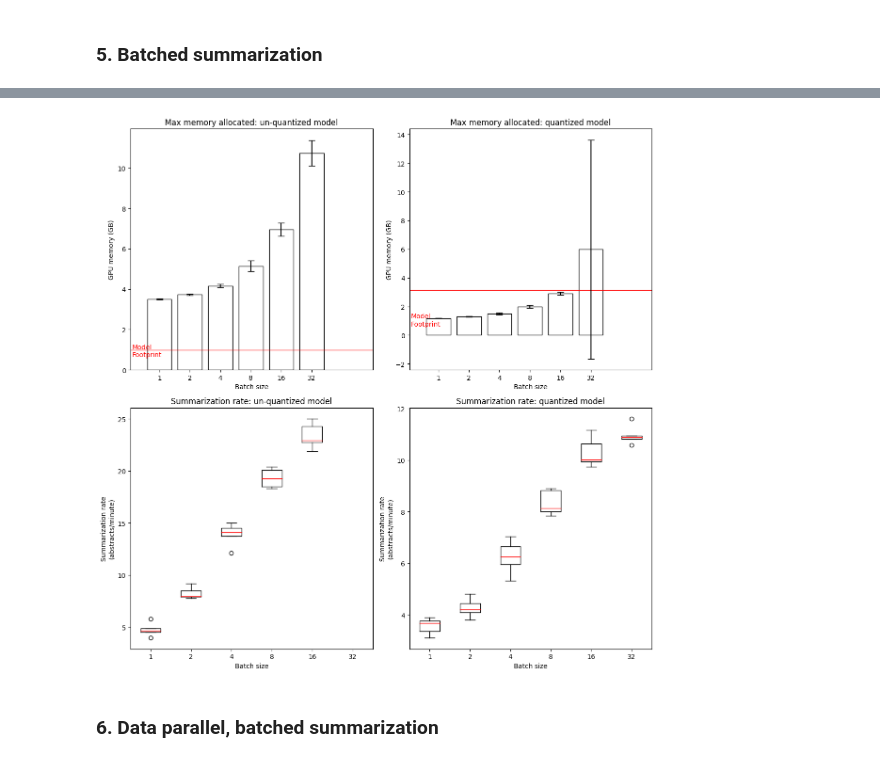
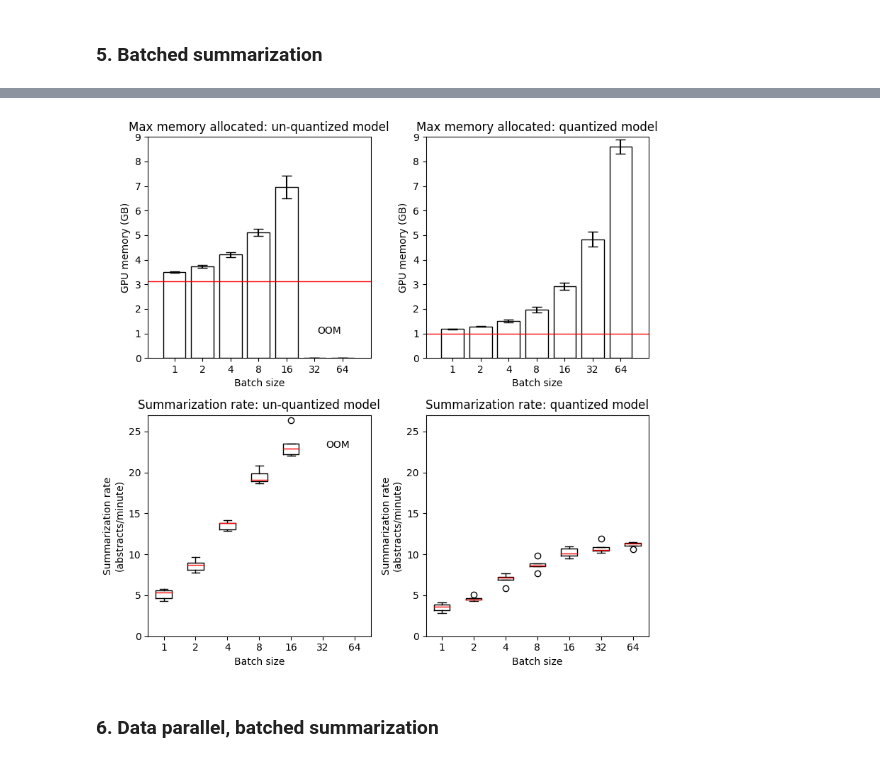
Before and after one commit to gperdrizet/PUBSUM, a Jupyter notebook: pubsum/notebooks/benchmarking_results.ipynb, the cells around one changed output, grey strips where cells are left out. Cells and saved outputs as stored; diff of their text form; code cells hidden in the pictures.

Commit message:
Fixed handling of OOM conditions in batch summarization and parallel batched summarization plots.

```diff
--- a/pubsum/notebooks/benchmarking_results.ipynb
+++ b/pubsum/notebooks/benchmarking_results.ipynb
@@ -159,8 +204,27 @@ plt.show()
 # %%
+import math
+
 data = pd.read_csv('../benchmarks/batched_summarization/results.csv')
+data['summarization rate (abstracts/sec.)'] = data['summarization rate (abstracts/sec.)'].astype(str)
 
-data = data[data['summarization rate (abstracts/sec.)'].str.contains('OOM')==False]
-data.reset_index(inplace=True, drop=True)
+OOM_columns = [
+    'summarization time (sec.)',
+    'summarization rate (abstracts/sec.)',
+    'model GPU memory footprint (bytes)',
+    'max memory allocated (bytes)'
+]
+
+OOM = data[data['summarization time (sec.)'] == 'OOM']
+OOM = OOM[['batch size', 'quantization']]
+OOM_conditions = OOM.to_numpy().tolist()
+
+for OOM_column in OOM_columns:
+    for condition in OOM_conditions:
+
+        data[OOM_column].loc[
+            (data['batch size'] == condition[0]) &
+            (data['quantization'] == condition[1])
+        ] = -1
 
 data['quantization'] = data['quantization'].astype(str)
 data['summarization time (sec.)'] = data['summarization time (sec.)'].astype(float)
@@ -171,7 +235,10 @@ data['max memory allocated (bytes)'] = data['max memory allocated (bytes)'].asty
 data['summarization rate (abstracts/min.)'] = data['summarization rate (abstracts/sec.)'] * 60
 data['max memory allocated (GB)'] = data['max memory allocated (bytes)'] / 10 ** 9
 
-fig, axs = plt.subplots(2, 2, figsize=(12, 12), tight_layout=True)
+max_memory = math.ceil(max(data['max memory allocated (GB)']))
+max_rate = math.ceil(max(data['summarization rate (abstracts/min.)']))
+
+fig, axs = plt.subplots(2, 2, figsize=(8, 8), tight_layout=True)
 
 unquantized_data = data[data['quantization'] == 'none']
 
@@ -182,8 +249,10 @@ axs[0, 0].set_title('Max memory allocated: un-quantized model')
 axs[0, 0].set_xlabel('Batch size')
 axs[0, 0].set_ylabel('GPU memory (GB)')
 axs[0, 0].set_xlim([-0.95, 7])
-axs[0, 0].hlines(y=974903296 / 10 ** 9, xmin=-0.95, xmax=7, linewidth=1, color='r')
-axs[0, 0].annotate('Model\nFootprint', xy=(-0.9, 0.65), color='red')
+axs[0, 0].set_ylim([0, max_memory])
+axs[0, 0].hlines(y=3132600320 / 10 ** 9, xmin=-0.95, xmax=7, linewidth=1, color='r')
+#axs[0, 0].annotate('Model\nFootprint', xy=(-0.9, 4), color='red')
+axs[0, 0].annotate('OOM', xy=(5.1, 1), color='black')
 axs[0, 0].bar(
     x=list(range(len(mean_max_memory_data['max memory allocated (GB)']))),
     height=mean_max_memory_data['max memory allocated (GB)'],
@@ -200,6 +269,8 @@ rate_data = rate_data.pivot(index='replicate', columns='batch size', values='sum
 axs[1, 0].set_title('Summarization rate: un-quantized model')
 axs[1, 0].set_xlabel('Batch size')
 axs[1, 0].set_ylabel('Summarization rate\n(abstracts/minute)')
+axs[1, 0].annotate('OOM', xy=(6.1, 23), color='black')
+axs[1, 0].set_ylim([0, max_rate])
 axs[1, 0].boxplot(
     rate_data,
     labels=rate_data.columns,
@@ -212,36 +283,38 @@ mean_max_memory_data = quantized_data[['batch size', 'max memory allocated (GB)'
 std_max_memory_data = quantized_data[['batch size', 'max memory allocated (GB)']].groupby('batch size').std()
 
 axs[0, 1].set_title('Max memory allocated: quantized model')
 axs[0, 1].set_xlabel('Batch size')
 axs[0, 1].set_ylabel('GPU memory (GB)')
 axs[0, 1].set_xlim([-0.95, 7])
-axs[0, 1].hlines(y=3132600320 / 10 ** 9, xmin=-0.95, xmax=7, linewidth=1, color='r')
-axs[0, 1].annotate('Model\nFootprint', xy=(-0.9, 0.65), color='red')
+axs[0, 1].set_ylim([0, max_memory])
+axs[0, 1].hlines(y=974903296 / 10 ** 9, xmin=-0.95, xmax=7, linewidth=1, color='r')
+#axs[0, 1].annotate('Model\nFootprint', xy=(-0.9, 1.5), color='red')
 axs[0, 1].bar(
     x=list(range(len(mean_max_memory_data['max memory allocated (GB)']))),
     height=mean_max_memory_data['max memory allocated (GB)'],
     yerr=std_max_memory_data['max memory allocated (GB)'] * 3,
     capsize=5,
     tick_label=mean_max_memory_data.index,
     color='black',
     fill=False
 )
 
 rate_data = quantized_data[['replicate', 'batch size', 'summarization rate (abstracts/min.)']]
 rate_data = quantized_data.pivot(index='replicate', columns='batch size', values='summarization rate (abstracts/min.)')
 
 axs[1, 1].set_title('Summarization rate: quantized model')
 axs[1, 1].set_xlabel('Batch size')
 axs[1, 1].set_ylabel('Summarization rate\n(abstracts/minute)')
+axs[1, 1].set_ylim([0, max_rate])
 axs[1, 1].boxplot(
     rate_data,
     labels=rate_data.columns,
     medianprops=dict(color='red')
 )
 
 plt.show()
 # %% [output]
-[figure, old version]
+[figure, new version]
 # %% [markdown]
 ### 6. Data parallel, batched summarization
 # %%
```
Also changed, not shown: parts of 2 cells of this notebook.
